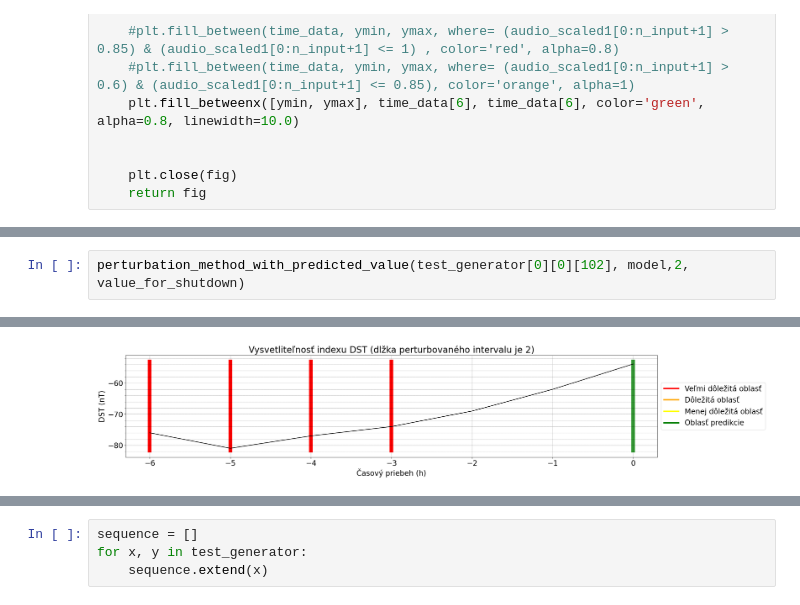
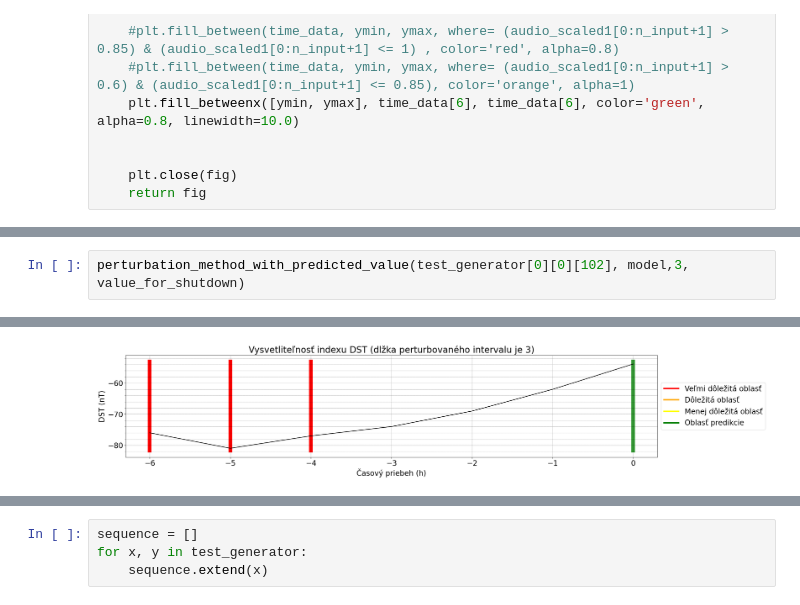
Before and after one commit to Marek929Z/BP-MarekZboray, a Jupyter notebook: 6_6_model_XAI.ipynb, the cells around one changed output, grey strips where cells are left out. Drawn from its saved outputs; the diff is of its cells as text.

```diff
--- a/6_6_model_XAI.ipynb
+++ b/6_6_model_XAI.ipynb
@@ -513,4 +525,4 @@ perturbation_method(test_generator[0][0][102], model,2, value_for_shutdown)
 [figure]
 # %%
-perturbation_method_with_predicted_value(test_generator[0][0][102], model,2, value_for_shutdown)
+perturbation_method_with_predicted_value(test_generator[0][0][102], model,3, value_for_shutdown)
 # %% [output]
@@ -521,4 +532,4 @@ perturbation_method_with_predicted_value(test_generator[0][0][102], model,2, val
-[figure, old version]
+[figure, new version]
 # %%
 perturbation_method_with_predicted_value(test_generator[0][0][10], model,1, value_for_shutdown)
 # %% [output]
```
Also changed, not shown: parts of 22 cells of this notebook, 2 other files.
